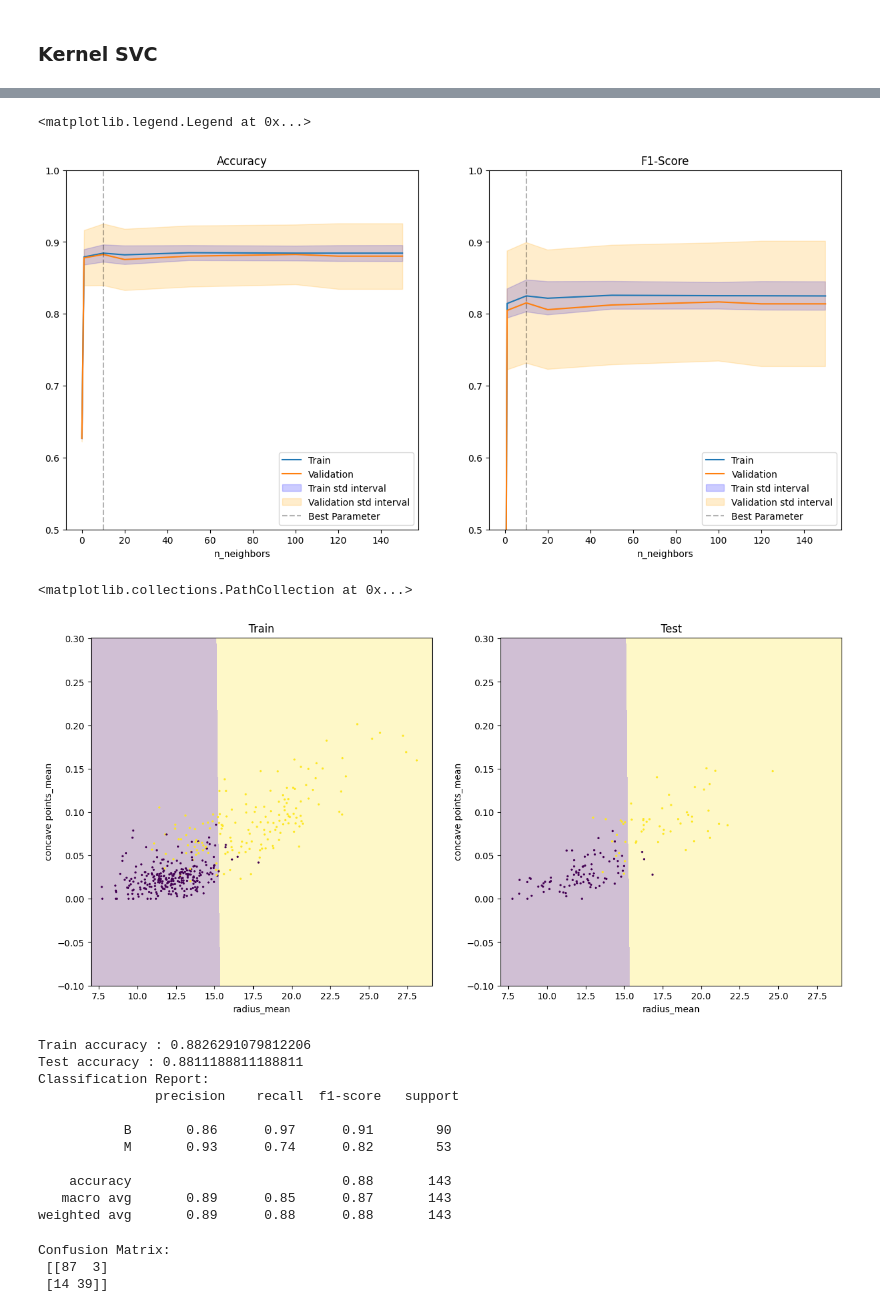
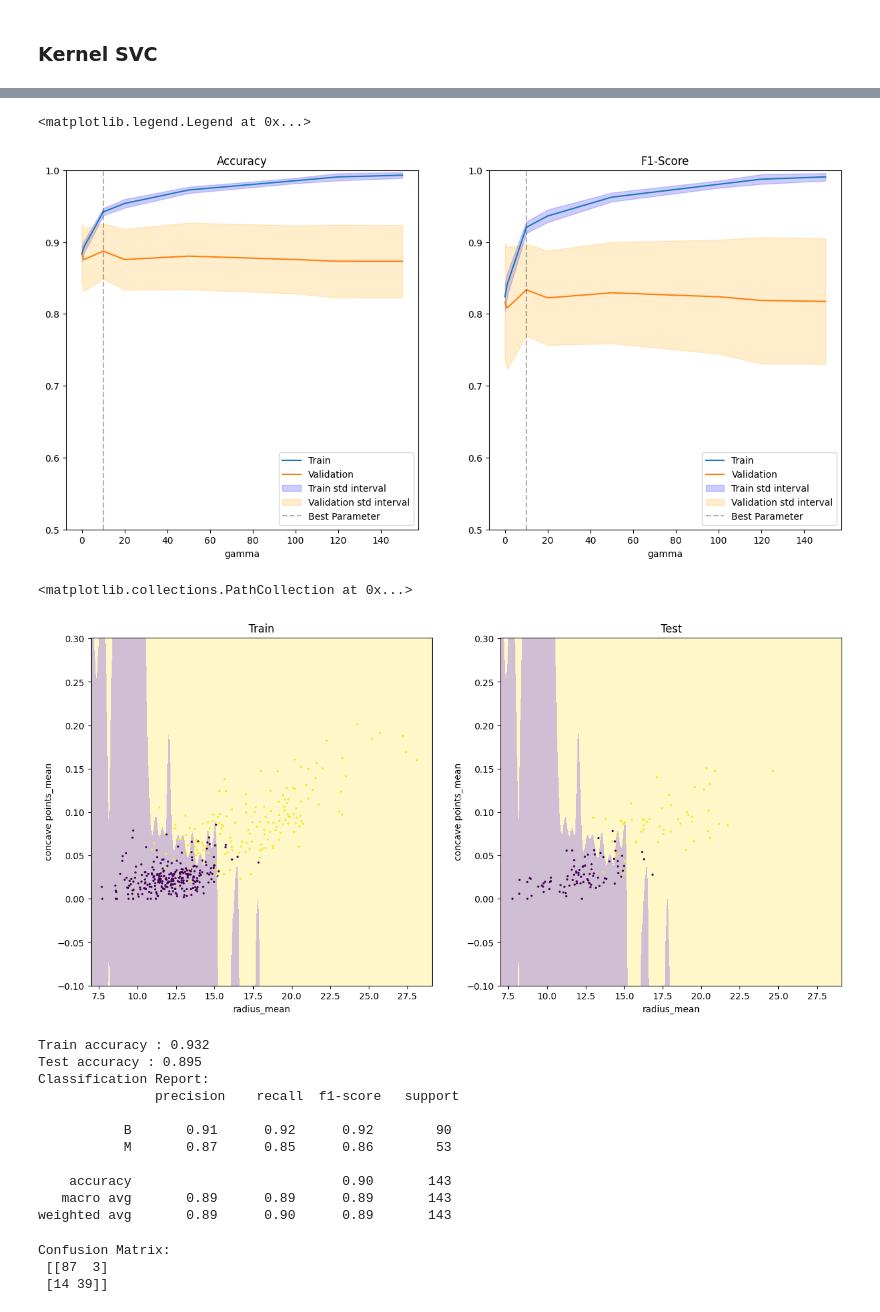
Before and after one commit to LeonardoMicheluz/progettoHealth, a Jupyter notebook: index_Micheluz.ipynb, the cells around one changed output, grey strips where cells are left out. Drawn from its saved outputs; the diff is of its cells as text; code cells hidden in the pictures.

```diff
--- a/index_Micheluz.ipynb
+++ b/index_Micheluz.ipynb
@@ -465,7 +465,7 @@ knn_search = GridSearchCV(
   cv=5,
   scoring=["accuracy", "f1"],
   return_train_score=True,
-  refit=False,
+  refit="accuracy",
 )
 knn_search.fit(X_train, y_train)
 knn_search_results = pd.DataFrame(knn_search.cv_results_)
@@ -503,5 +502,5 @@ ax[1].legend(loc="lower right")
 # %%
-knn = KNeighborsClassifier(n_neighbors=18)
+knn = knn_search.best_estimator_
 knn.fit(X_train, y_train)
 knn_train_prediction = knn.predict(X_train)
 knn_test_prediction = knn.predict(X_test)
@@ -647,7 +644,8 @@ Confusion Matrix:
 # %%
 knn_parameters = {
   "kernel" : ["rbf"],
-  "C" : [0.001, 1, 10, 20, 50, 100, 120, 150],
+  "C" : [25],
+  "gamma" : [0.001, 1, 10, 20, 50, 100, 120, 150],
   "random_state" : [rs],
   "probability" : [True]
 }
@@ -792,34 +679,34 @@ ax[1].scatter(
 # %%
 train_acc_interval = (ksvc_search_results['mean_train_accuracy'] - ksvc_search_results['std_train_accuracy'], ksvc_search_results['mean_train_accuracy'] + ksvc_search_results['std_train_accuracy'])
 test_acc_interval = (ksvc_search_results['mean_test_accuracy'] - ksvc_search_results['std_test_accuracy'], ksvc_search_results['mean_test_accuracy'] + ksvc_search_results['std_test_accuracy'])
 train_f1_interval = (ksvc_search_results['mean_train_f1'] - ksvc_search_results['std_train_f1'], ksvc_search_results['mean_train_f1'] + ksvc_search_results['std_train_f1'])
 test_f1_interval = (ksvc_search_results['mean_test_f1'] - ksvc_search_results['std_test_f1'], ksvc_search_results['mean_test_f1'] + ksvc_search_results['std_test_f1'])
 
 _, ax = plt.subplots(1,2, figsize=(15,7))
-ax[0].plot(ksvc_search_results["param_C"], ksvc_search_results['mean_train_accuracy'], label="Train")
-ax[0].plot(ksvc_search_results["param_C"], ksvc_search_results['mean_test_accuracy'], label="Validation")
-ax[1].plot(ksvc_search_results["param_C"], ksvc_search_results['mean_train_f1'], label="Train")
-ax[1].plot(ksvc_search_results["param_C"], ksvc_search_results['mean_test_f1'], label="Validation")
+ax[0].plot(ksvc_search_results["param_gamma"], ksvc_search_results['mean_train_accuracy'], label="Train")
+ax[0].plot(ksvc_search_results["param_gamma"], ksvc_search_results['mean_test_accuracy'], label="Validation")
+ax[1].plot(ksvc_search_results["param_gamma"], ksvc_search_results['mean_train_f1'], label="Train")
+ax[1].plot(ksvc_search_results["param_gamma"], ksvc_search_results['mean_test_f1'], label="Validation")
 
-ax[0].fill_between(ksvc_search_results["param_C"].astype("float"), train_acc_interval[0], train_acc_interval[1], color='blue', alpha=0.2, label='Train std interval')
-ax[0].fill_between(ksvc_search_results["param_C"].astype("float"), test_acc_interval[0], test_acc_interval[1], color='orange', alpha=0.2, label='Validation std interval')
-ax[1].fill_between(ksvc_search_results["param_C"].astype("float"), train_f1_interval[0], train_f1_interval[1], color='blue', alpha=0.2, label='Train std interval')
-ax[1].fill_between(ksvc_search_results["param_C"].astype("float"), test_f1_interval[0], test_f1_interval[1], color='orange', alpha=0.2, label='Validation std interval')
+ax[0].fill_between(ksvc_search_results["param_gamma"].astype("float"), train_acc_interval[0], train_acc_interval[1], color='blue', alpha=0.2, label='Train std interval')
+ax[0].fill_between(ksvc_search_results["param_gamma"].astype("float"), test_acc_interval[0], test_acc_interval[1], color='orange', alpha=0.2, label='Validation std interval')
+ax[1].fill_between(ksvc_search_results["param_gamma"].astype("float"), train_f1_interval[0], train_f1_interval[1], color='blue', alpha=0.2, label='Train std interval')
+ax[1].fill_between(ksvc_search_results["param_gamma"].astype("float"), test_f1_interval[0], test_f1_interval[1], color='orange', alpha=0.2, label='Validation std interval')
 
-ax[0].axvline(x=ksvc_search.best_params_['C'], color='black', alpha=0.3, linestyle='--', label='Best Parameter')
-ax[1].axvline(x=ksvc_search.best_params_['C'], color='black', alpha=0.3, linestyle='--', label='Best Parameter')
+ax[0].axvline(x=ksvc_search.best_params_['gamma'], color='black', alpha=0.3, linestyle='--', label='Best Parameter')
+ax[1].axvline(x=ksvc_search.best_params_['gamma'], color='black', alpha=0.3, linestyle='--', label='Best Parameter')
 
 ax[0].set_title("Accuracy")
 ax[1].set_title("F1-Score")
-ax[0].set_xlabel("n_neighbors")
-ax[1].set_xlabel("n_neighbors")
+ax[0].set_xlabel("gamma")
+ax[1].set_xlabel("gamma")
 ax[0].set_ylim(0.5, 1)
 ax[1].set_ylim(0.5, 1)
 ax[0].legend(loc="lower right")
 ax[1].legend(loc="lower right")
 # %% [output]
 <matplotlib.legend.Legend at 0x...>
-[figure, old version]
+[figure, new version]
 # %%
 # selecting C=50
 ksvc = ksvc_search.best_estimator_
@@ -866,28 +753,28 @@ ax[1].scatter(
 )
 # %% [output]
 <matplotlib.collections.PathCollection at 0x...>
-[figure, old version]
+[figure, new version]
 # %%
 # Evaluating the model
 
 # Classification report
 ksvc_test_predictions = ksvc.predict(X_test)
-print(f"Train accuracy : {ksvc.score(X_train, y_train)}")
-print(f"Test accuracy : {ksvc.score(X_test, y_test)}")
+print(f"Train accuracy : {ksvc.score(X_train, y_train):.3f}")
+print(f"Test accuracy : {ksvc.score(X_test, y_test):.3f}")
 report = classification_report(y_test, ksvc_test_predictions, target_names=["B", "M"])
 print("Classification Report:\n", report)
 # %% [output]
-Train accuracy : 0.8826291079812206
-Test accuracy : 0.8811188811188811
+Train accuracy : 0.932
+Test accuracy : 0.895
 Classification Report:
                precision    recall  f1-score   support
 
-           B       0.86      0.97      0.91        90
-           M       0.93      0.74      0.82        53
+           B       0.91      0.92      0.92        90
+           M       0.87      0.85      0.86        53
 
-    accuracy                           0.88       143
-   macro avg       0.89      0.85      0.87       143
-weighted avg       0.89      0.88      0.88       143
+    accuracy                           0.90       143
+   macro avg       0.89      0.89      0.89       143
+weighted avg       0.89      0.90      0.89       143
 # %%
 # Confusion Matrix
 conf_matrix_ksvc = confusion_matrix(y_test, ksvc_test_predictions)
```
Also changed, not shown: parts of 12 cells of this notebook.
